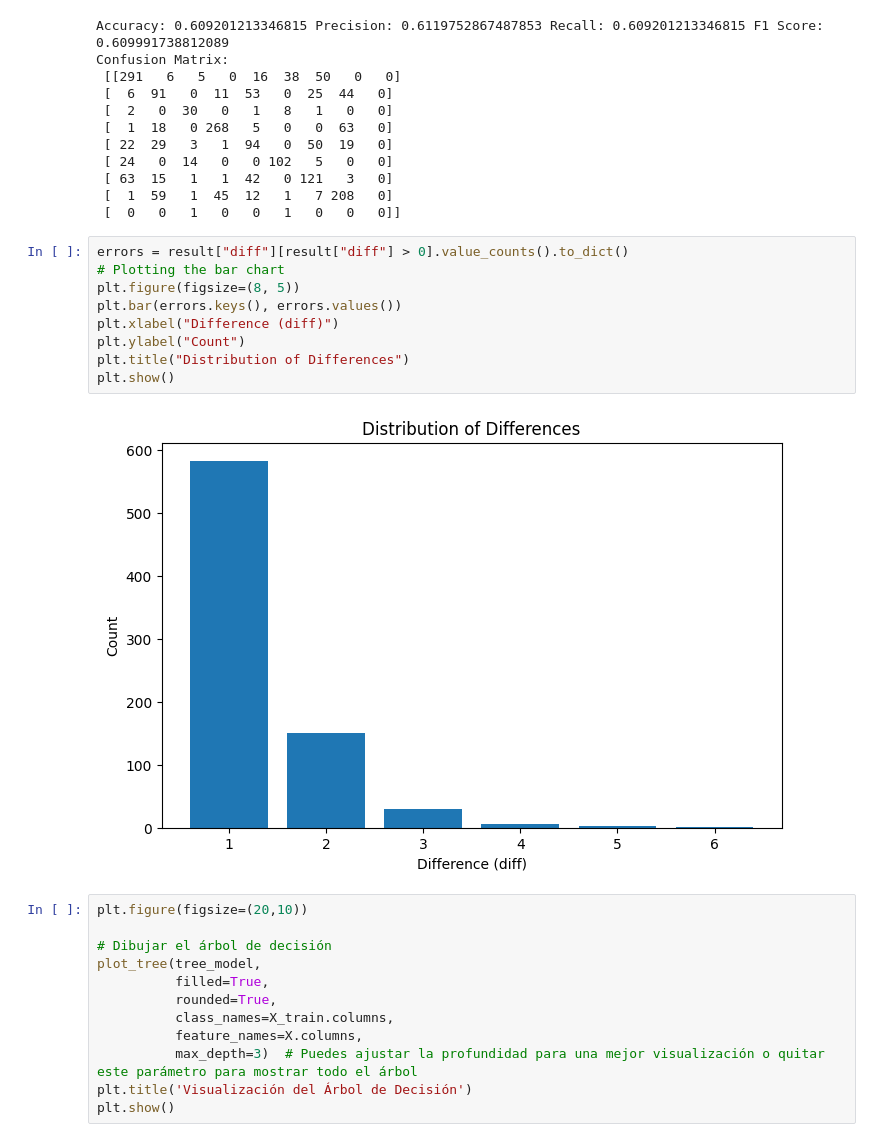
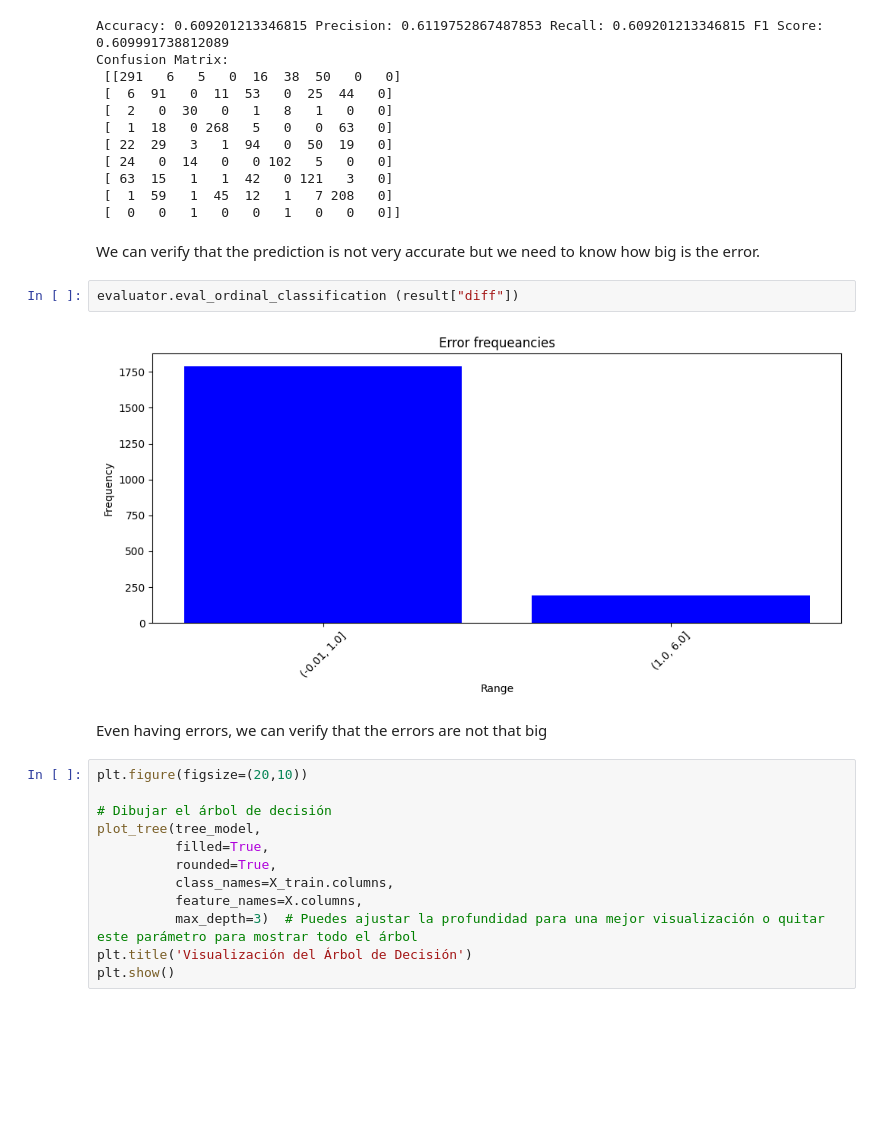
Before and after one commit to Lingfeng555/Cars_Price_Prediction, a Jupyter notebook: Trees/electric_and_plugin.ipynb, the cells around one changed output. Drawn from its saved outputs; the diff is of its cells as text; blank space fills up the shorter version.

```diff
--- a/Trees/electric_and_plugin.ipynb
+++ b/Trees/electric_and_plugin.ipynb
@@ -353,17 +362,14 @@ Confusion Matrix:
  [ 63  15   1   1  42   0 121   3   0]
  [  1  59   1  45  12   1   7 208   0]
  [  0   0   1   0   0   1   0   0   0]]
-# %%
-errors = result["diff"][result["diff"] > 0].value_counts().to_dict()
-# Plotting the bar chart
-plt.figure(figsize=(8, 5))
-plt.bar(errors.keys(), errors.values())
-plt.xlabel("Difference (diff)")
-plt.ylabel("Count")
-plt.title("Distribution of Differences")
-plt.show()
-# %% [output]
-[figure, removed]
+# %% [markdown]
+We can verify that the prediction is not very accurate but we need to know how big is the error.
+# %%
+evaluator.eval_ordinal_classification (result["diff"])
+# %% [output]
+[figure, added]
+# %% [markdown]
+Even having errors, we can verify that the errors are not that big
 # %%
 plt.figure(figsize=(20,10))
 
```
Also changed, not shown: parts of 2 cells of this notebook, 1 other file.
